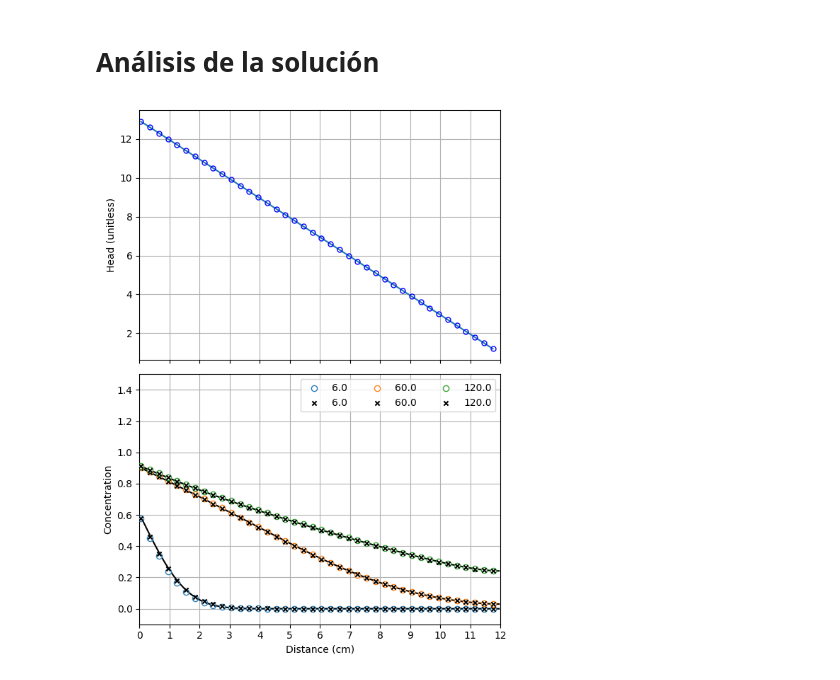
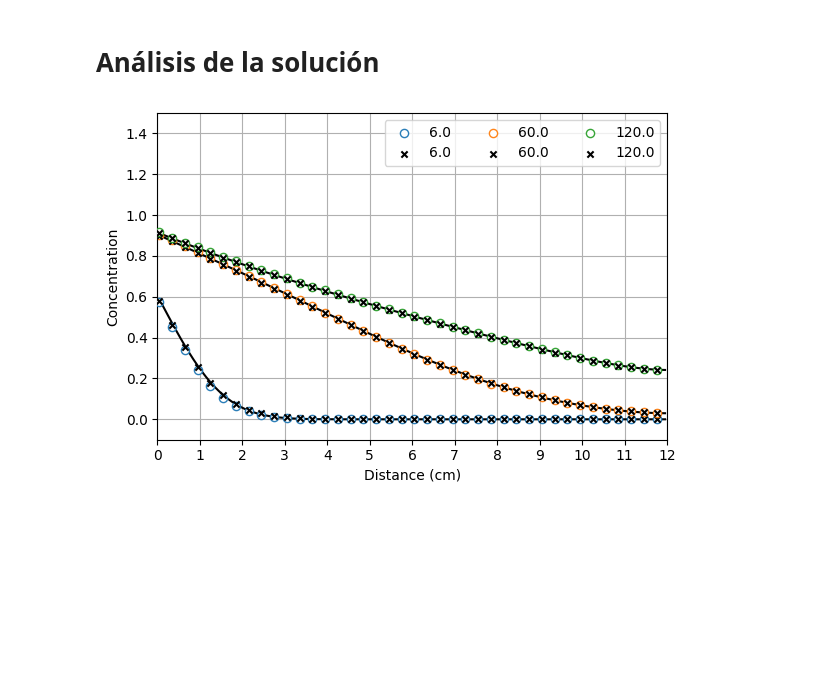
Before and after one commit to luiggix/xmf6, a Jupyter notebook: examples/01_flow_trans_1D/01_DF_Imp.ipynb, the cells around one changed output. Cells and saved outputs as stored; diff of their text form; code cells hidden in the pictures; blank space fills up the shorter version.

```diff
--- a/examples/01_flow_trans_1D/01_DF_Imp.ipynb
+++ b/examples/01_flow_trans_1D/01_DF_Imp.ipynb
@@ -98,8 +90,7 @@ sim_f.run_simulation(silent=True)
 # %% [markdown]
 ## Obtención de los datos:
 # %%
-of = xmf6.OFiles(os_par, oc_par)
+of = xmf6.OFiles(os_par, of_par)
 qx, _, _ = of.get_q(gwf)
 head = of.get_head()
 xi = mesh.get_coords('X')
-print(qx)
@@ -117,0 +140,9 @@ print(qx)
+# %%
+# Actualización del diccionario 'os_par'
+os_par['tran_name'] = 'transport' # Nombre de la simulación para transporte
+xmf6.nice_print(os_par, 'MODFLOW 6 environment')
+
+# Actualización del diccionario 'of_par'
+of_par['concentration_file']=f"{os_par['tran_name']}.ucn"
+of_par['tbudget_file'] = f"{os_par['tran_name']}.bud"
+xmf6.nice_print(of_par, 'Output files')
@@ -125,6 +170,8 @@ dir_names = ['p01a','p01b','p01c','p01d']
 
 case = 3 # 0, 1, 2, 3
 dirname = dir_names[case]
+ph_par["porosity"] = 0.1  # Porosity of mobile domain (unitless)
+ph_par["initial_concentration"] = 0.0  # Initial concentration (unitless)
 ph_par["longitudinal_dispersivity"] = long_disp[case]
 ph_par["retardation_factor"] = reta_fact[case]
 ph_par["decay_rate"] =  deca_rate[case]
@@ -132,10 +179,6 @@ ph_par["dispersion_coefficient"] = ph_par["longitudinal_dispersivity"] * \
                                    ph_par["specific_discharge"] / ph_par["retardation_factor"]
 xmf6.nice_print(ph_par, 'Physical parameters')
 print("Caso: {}".format(dirname))
-
-# Construcción del Modelo GWT
-sim_t, gwt = build_gwt_1D(mesh, tdis, ph_par, ml_units, os_par, oc_par)
-sim_t.write_simulation(silent=True)
 # %% [output]
 Physical parameters
 ------------------------------
@@ -149,6 +192,10 @@ longitudinal_dispersivity = 1.0
           decay_rate = 0.01
 dispersion_coefficient = 0.1
 Caso: p01d
+# %%
+# Construcción del Modelo GWT
+sim_t, gwt = build_gwt_1D(mesh, tdis, ph_par, ml_units, os_par, of_par)
+sim_t.write_simulation(silent=True)
 # %%
 # Solución usando MODFLOW 6 - GWT
 sim_t.run_simulation(silent=True)
@@ -164,50 +211,39 @@ a1_0 = np.load(sol_path + '/a1_x_0.npy')
 a1_1 = np.load(sol_path + '/a1_x_1.npy')
 a1_2 = np.load(sol_path + '/a1_x_2.npy')
 
-f, (ax1, ax2) = plt.subplots(2, 1, figsize=(6,8), sharex=True)
+f, (ax2) = plt.subplots(1, 1, figsize=(6,4), sharex=True)
 iskip = 3
-
-##### Carga hidraúlica #####
-xmf6.plot(ax1, xi[::iskip], head[0, 0][::iskip],
-            marker="o", ls ="-",
-            mec="blue", mfc="none",
-            markersize="5", label = 'Head')
-
-ax1.set_xlim(0, 12)
-ax1.set_xticks(ticks=np.linspace(0, mesh.row_length,13))
-ax1.set_ylabel("Head (unitless)")
-ax1.grid(True)
 
 ##### Concentración #####
 # Solución analítica
 xmf6.plot(ax2, xi, a1_0, c = 'k')
 xmf6.plot(ax2, xi, a1_1, c = 'k')
 xmf6.plot(ax2, xi, a1_2, c = 'k')
 
 # Solución numérica
 citer = [11, 119, 239]
 ctimes = [6.0, 60.0, 120.0]
 for c, (i, t) in enumerate(zip(citer, ctimes)):
     color = 'C'+str(c)
     # Solución Diferencias Finitas, Implícito
     xmf6.scatter(ax2, xi[::iskip], dfi_conc[i][::iskip], label=f'{t}',
                  marker="o", ec=color, fc="w", alpha=0.95, s=35, zorder=5)
 
     # Solución MODFLOW 6
     gwt_conc = of.get_concentration(sim_t, t)
     xmf6.scatter(ax2, xi[::iskip], gwt_conc[::iskip], label=f'{t}',
                  marker="x", c='k', s=20, zorder=5)
 
 ax2.legend(loc="upper right", ncol=3)
 ax2.set_xlim(0, 12)
 ax2.set_ylim(-0.1, 1.5)
 ax2.set_xticks(ticks=np.linspace(0, mesh.row_length,13))
 ax2.set_xlabel("Distance (cm)")
 ax2.set_ylabel("Concentration")
 ax2.grid(True)
 
 plt.tight_layout()
-plt.savefig(dirname + '.pdf')
+plt.savefig(dirname + '.png', dpi=120)
 plt.show()
 # %% [output]
-[figure, old version]
+[figure, new version]
```
Also changed, not shown: parts of 9 cells of this notebook, 10 other files.
